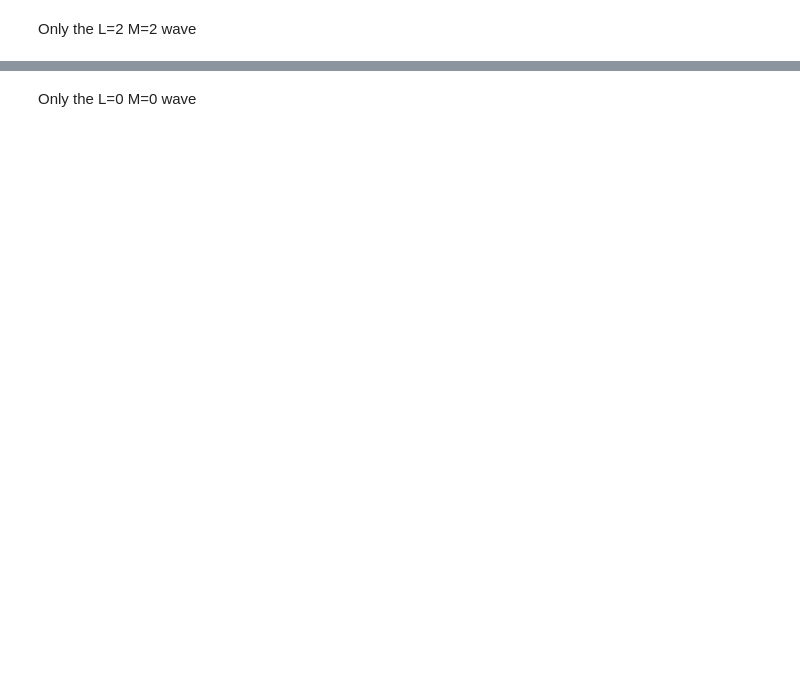
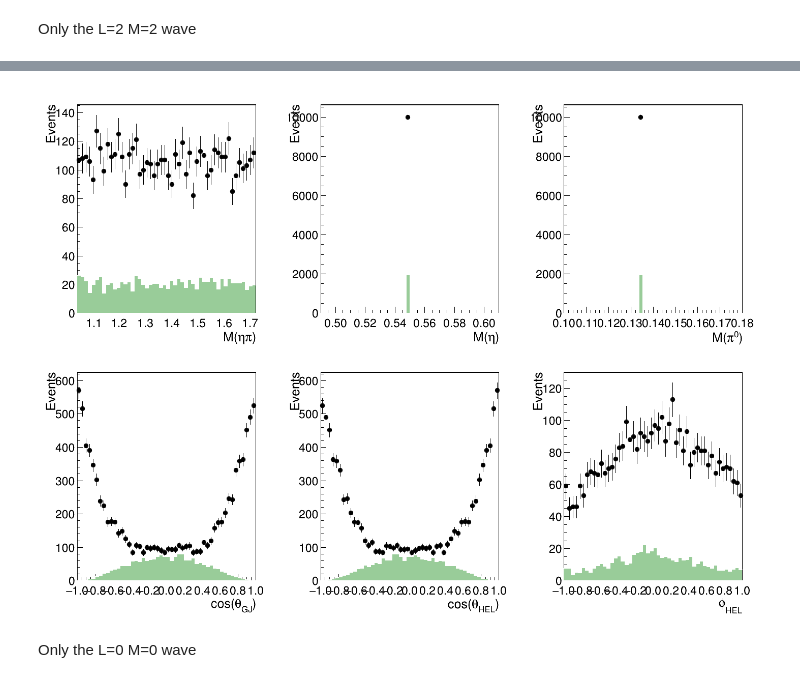
Before and after one commit to lan13005/PyAmpTools, a Jupyter notebook: _sources/notebooks/plotgen.ipynb, the cells around one changed output, grey strips where cells are left out. Saved outputs shown, nothing was run; the diff lists cells and outputs as text; code cells hidden in the pictures; blank space fills up the shorter version.

```diff
--- a/_sources/notebooks/plotgen.ipynb
+++ b/_sources/notebooks/plotgen.ipynb
@@ -101,2 +159,6 @@ Only the L=2 M=2 wave
+# %%
+Image(filename=f'result_resAmp2.png')
+# %% [output]
+[figure, added]
 # %% [markdown]
 Only the L=0 M=0 wave
```
Also changed, not shown: parts of 15 cells of this notebook, 11 other files.
